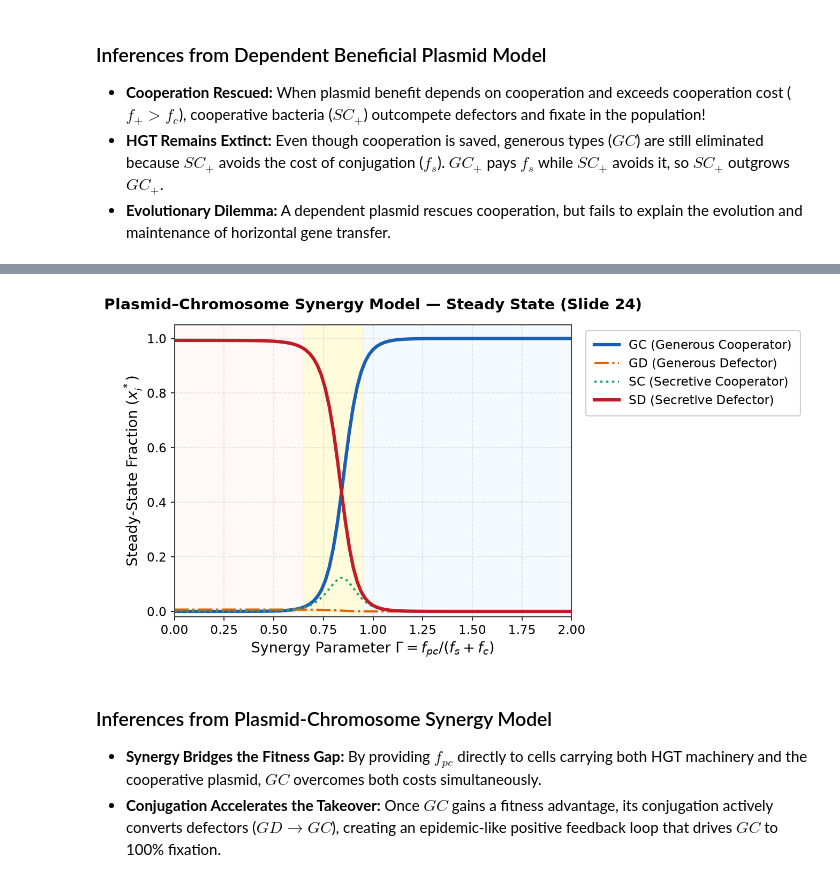
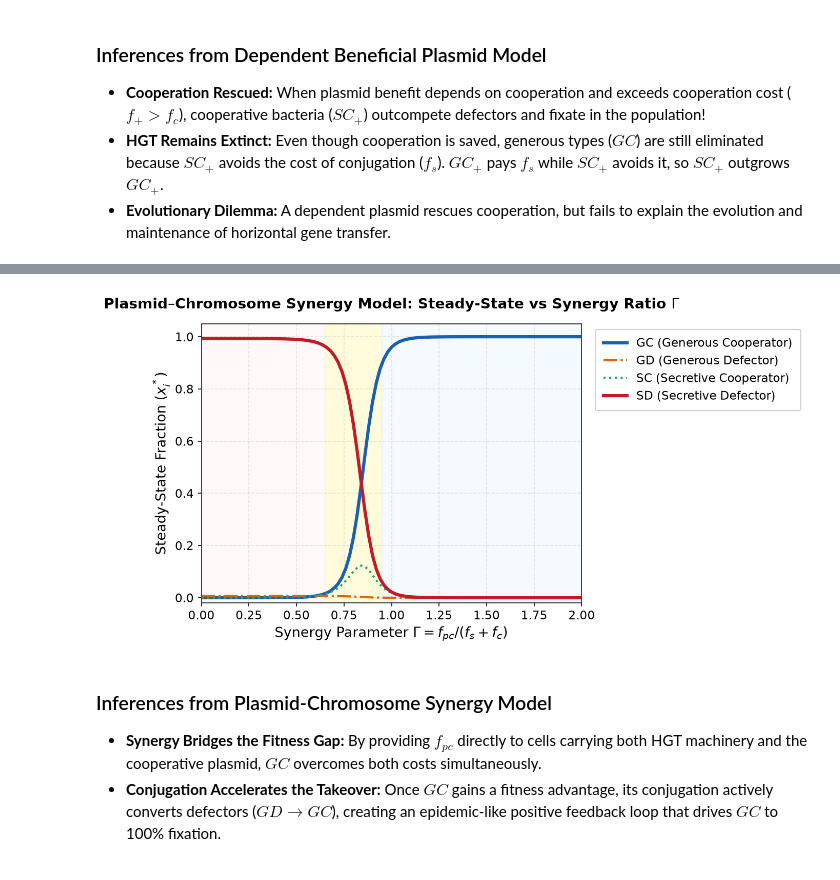
Before and after one commit to tshrayansh/To-Gossip-or-Not-To-Gossip, a Jupyter notebook: BEE26_To_Gossip_or_Not_To_Gossip.ipynb, the cells around one changed output, grey strips where cells are left out. Drawn from its saved outputs; the diff is of its cells as text; code cells hidden in the pictures.

```diff
--- a/BEE26_To_Gossip_or_Not_To_Gossip.ipynb
+++ b/BEE26_To_Gossip_or_Not_To_Gossip.ipynb
@@ -466,39 +466,39 @@ def synergy_model_ode(t, y, alpha, fc, fs, fpc):
     dSD = (f_SD - f_bar) * SD - alpha * GC * SD
     return [dGC, dGD, dSC, dSD]
 
-# Parameter sweep vs f_pc / (f_s + f_c) (Slide 24)
+# Parameter sweep vs f_pc / (f_s + f_c)
 ratios_fpc = np.linspace(0.0, 2.0, 101)
 y0_synergy = [0.25, 0.25, 0.25, 0.25]
 synergy_sweep = []
 for r in ratios_fpc:
     sol = spi.solve_ivp(synergy_model_ode, (0, 50), y0_synergy, args=(alpha, fc, fs, r * (fs + fc)), method='RK45')
     final = np.maximum(0, sol.y[:, -1])
     synergy_sweep.append(final / np.sum(final))
 results_synergy = np.array(synergy_sweep)
 
 fig, ax = plt.subplots(figsize=(8.8, 4.8))
 # Shaded background zones (no text inside data area!)
 ax.axvspan(0.0, 0.65, color=SHADE_SD, alpha=0.35)
 ax.axvspan(0.65, 0.95, color=SHADE_COEX, alpha=0.6)
 ax.axvspan(0.95, 2.0, color=SHADE_GC, alpha=0.35)
 
 ax.plot(ratios_fpc, results_synergy[:, 0], label="GC (Generous Cooperator)", color=COLOR_GC, linestyle="-", linewidth=3.0)
 ax.plot(ratios_fpc, results_synergy[:, 1], label="GD (Generous Defector)", color=COLOR_GD, linestyle="-.", linewidth=2.0)
 ax.plot(ratios_fpc, results_synergy[:, 2], label="SC (Secretive Cooperator)", color=COLOR_SC, linestyle=":", linewidth=2.0)
 ax.plot(ratios_fpc, results_synergy[:, 3], label="SD (Secretive Defector)", color=COLOR_SD, linestyle="-", linewidth=3.0)
 
-ax.set_title(r"Plasmid–Chromosome Synergy Model — Steady State (Slide 24)", pad=14)
+ax.set_title(r"Plasmid–Chromosome Synergy Model: Steady-State vs Synergy Ratio $\Gamma$", pad=14)
 ax.set_xlabel(r"Synergy Parameter $\Gamma = f_{pc} / (f_s + f_c)$")
 ax.set_ylabel("Steady-State Fraction ($x_i^*$)")
 ax.set_xlim(0.0, 2.0)
 ax.set_ylim(-0.02, 1.05)
 
 ax.legend(bbox_to_anchor=(1.02, 1.0), loc="upper left", framealpha=0.95, borderpad=0.7, edgecolor="#cccccc")
 
 plt.tight_layout()
 plt.show()
 # %% [output]
-[figure, old version]
+[figure, new version]
 # %% [markdown]
 ### Inferences from Plasmid-Chromosome Synergy Model
 - **Synergy Bridges the Fitness Gap:** By providing $f_{pc}$ directly to cells carrying both HGT machinery and the cooperative plasmid, $GC$ overcomes both costs simultaneously.
```
Also changed, not shown: parts of 8 cells of this notebook, 15 other files.
